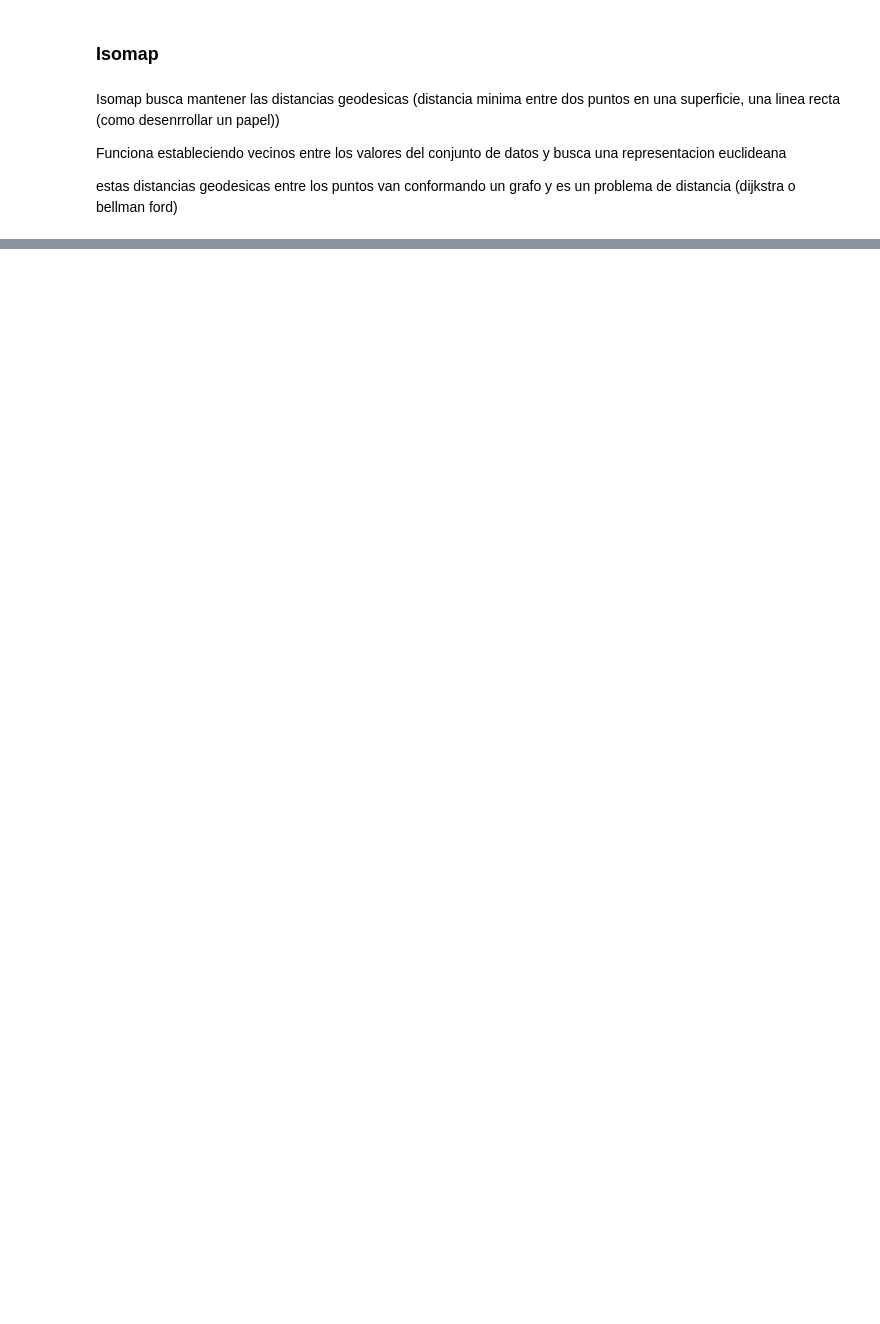
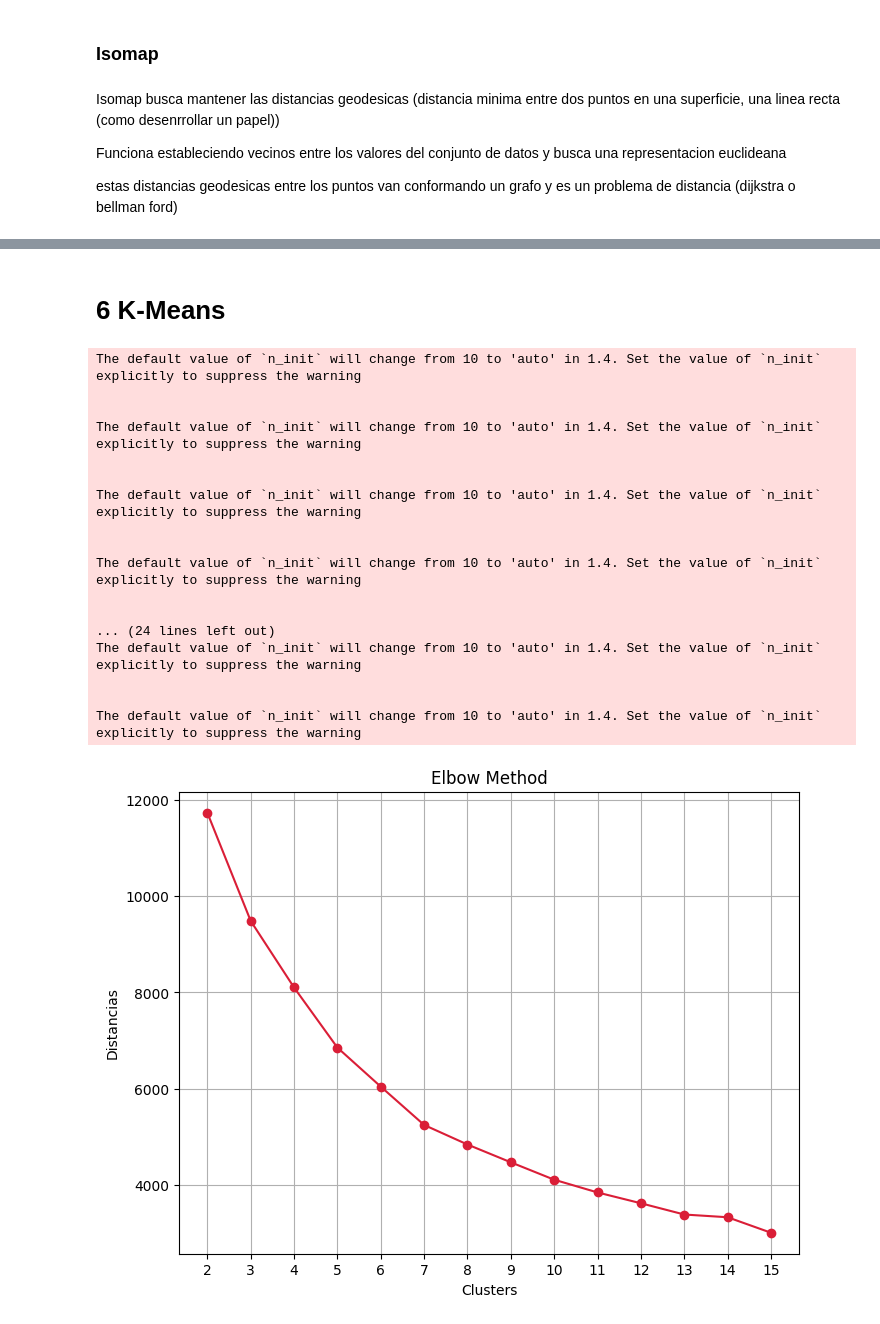
Before and after one commit to agustinarenas/MD-TUIA-Arenas-Petetta, a Jupyter notebook: TPDM_1_Petetta.ipynb, the cells around one changed output, grey strips where cells are left out. Drawn from its saved outputs; the diff is of its cells as text; code cells hidden in the pictures; blank space fills up the shorter version.

```diff
--- a/TPDM_1_Petetta.ipynb
+++ b/TPDM_1_Petetta.ipynb
@@ -349,0 +342,2 @@ fig.show()
+# %% [markdown]
+# 6 K-Means
@@ -349,0 +346,34 @@ fig.show()
+# %%
+distancias = []
+for k in range(2, 16):
+    kmeans = KMeans(n_clusters=k, random_state=0)
+    kmeans.fit(dataframe_escalado)
+    distancias.append(kmeans.inertia_)
+
+plt.figure(figsize=(8, 6))
+plt.plot(range(2, 16), distancias, marker='o', color = '#da1e37')
+plt.title('Elbow Method')
+plt.xlabel('Clusters')
+plt.ylabel('Distancias')
+plt.xticks(np.arange(2, 16))
+plt.grid(True)
+plt.show(block=True)
+# %% [output]
+The default value of `n_init` will change from 10 to 'auto' in 1.4. Set the value of `n_init` explicitly to suppress the warning
+
+
+The default value of `n_init` will change from 10 to 'auto' in 1.4. Set the value of `n_init` explicitly to suppress the warning
+
+
+The default value of `n_init` will change from 10 to 'auto' in 1.4. Set the value of `n_init` explicitly to suppress the warning
+
+
+The default value of `n_init` will change from 10 to 'auto' in 1.4. Set the value of `n_init` explicitly to suppress the warning
+
+
+... (24 lines left out)
+The default value of `n_init` will change from 10 to 'auto' in 1.4. Set the value of `n_init` explicitly to suppress the warning
+
+
+The default value of `n_init` will change from 10 to 'auto' in 1.4. Set the value of `n_init` explicitly to suppress the warning
+[figure, added]
```
Also changed, not shown: parts of 21 cells of this notebook, 1 other file.
